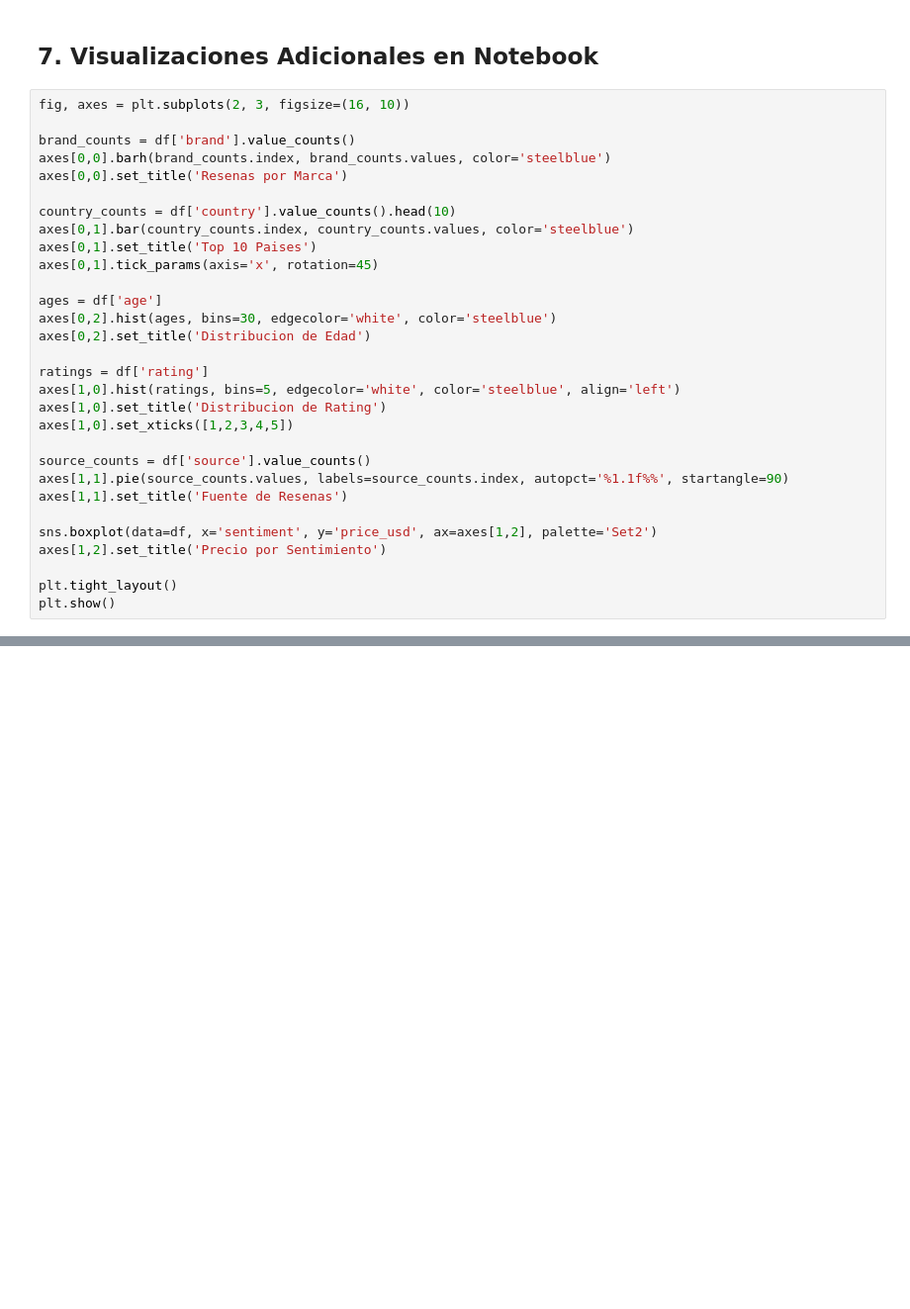
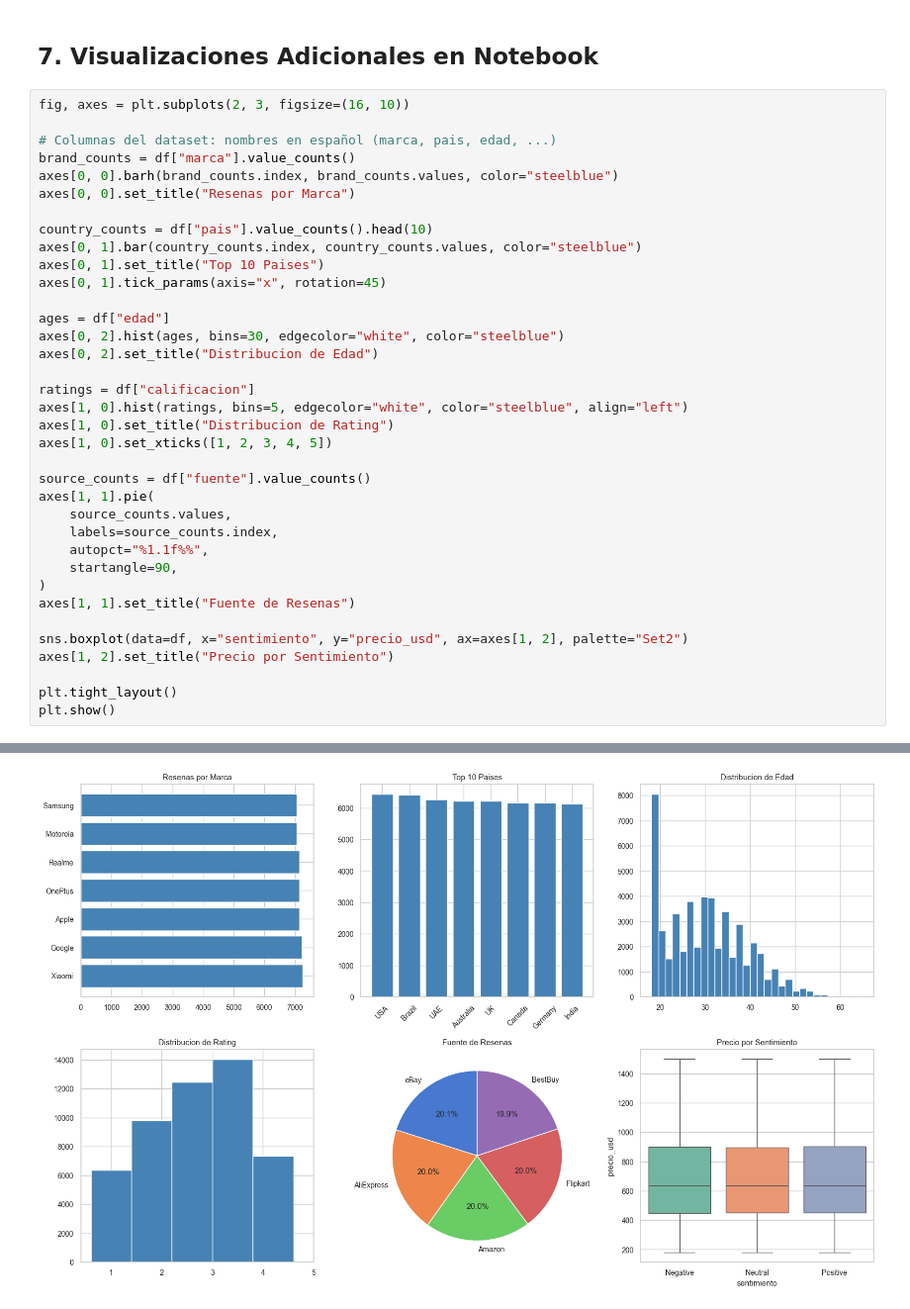
Before and after one commit to ProjectsZ/Globa-Mobile-Reviews-Dataset, a Jupyter notebook: py-EDA_project/notebooks/eda.ipynb, the cells around one changed output, grey strips where cells are left out. Shown at 99% size. Saved outputs shown, nothing was run; the diff lists cells and outputs as text; blank space fills up the shorter version.

```diff
--- a/py-EDA_project/notebooks/eda.ipynb
+++ b/py-EDA_project/notebooks/eda.ipynb
@@ -160,30 +270,37 @@ generate_all_visualizations(df, corr)
 # %%
 fig, axes = plt.subplots(2, 3, figsize=(16, 10))
 
-brand_counts = df['brand'].value_counts()
-axes[0,0].barh(brand_counts.index, brand_counts.values, color='steelblue')
-axes[0,0].set_title('Resenas por Marca')
+# Columnas del dataset: nombres en español (marca, pais, edad, ...)
+brand_counts = df["marca"].value_counts()
+axes[0, 0].barh(brand_counts.index, brand_counts.values, color="steelblue")
+axes[0, 0].set_title("Resenas por Marca")
 
-country_counts = df['country'].value_counts().head(10)
-axes[0,1].bar(country_counts.index, country_counts.values, color='steelblue')
-axes[0,1].set_title('Top 10 Paises')
-axes[0,1].tick_params(axis='x', rotation=45)
+country_counts = df["pais"].value_counts().head(10)
+axes[0, 1].bar(country_counts.index, country_counts.values, color="steelblue")
+axes[0, 1].set_title("Top 10 Paises")
+axes[0, 1].tick_params(axis="x", rotation=45)
 
-ages = df['age']
-axes[0,2].hist(ages, bins=30, edgecolor='white', color='steelblue')
-axes[0,2].set_title('Distribucion de Edad')
+ages = df["edad"]
+axes[0, 2].hist(ages, bins=30, edgecolor="white", color="steelblue")
+axes[0, 2].set_title("Distribucion de Edad")
 
-ratings = df['rating']
-axes[1,0].hist(ratings, bins=5, edgecolor='white', color='steelblue', align='left')
-axes[1,0].set_title('Distribucion de Rating')
-axes[1,0].set_xticks([1,2,3,4,5])
+ratings = df["calificacion"]
+axes[1, 0].hist(ratings, bins=5, edgecolor="white", color="steelblue", align="left")
+axes[1, 0].set_title("Distribucion de Rating")
+axes[1, 0].set_xticks([1, 2, 3, 4, 5])
 
-source_counts = df['source'].value_counts()
-axes[1,1].pie(source_counts.values, labels=source_counts.index, autopct='%1.1f%%', startangle=90)
-axes[1,1].set_title('Fuente de Resenas')
+source_counts = df["fuente"].value_counts()
+axes[1, 1].pie(
+    source_counts.values,
+    labels=source_counts.index,
+    autopct="%1.1f%%",
+    startangle=90,
+)
+axes[1, 1].set_title("Fuente de Resenas")
 
-sns.boxplot(data=df, x='sentiment', y='price_usd', ax=axes[1,2], palette='Set2')
-axes[1,2].set_title('Precio por Sentimiento')
+sns.boxplot(data=df, x="sentimiento", y="precio_usd", ax=axes[1, 2], palette="Set2")
+axes[1, 2].set_title("Precio por Sentimiento")
 
 plt.tight_layout()
 plt.show()
+# %% [output]
@@ -190,3 +310,4 @@ plt.show()
+[figure, added]
 # %%
 df_clean = df.copy()
 df_clean.to_csv('../data/clean_data.csv', index=False)
```
Also changed, not shown: parts of 9 cells of this notebook, 10 other files.
